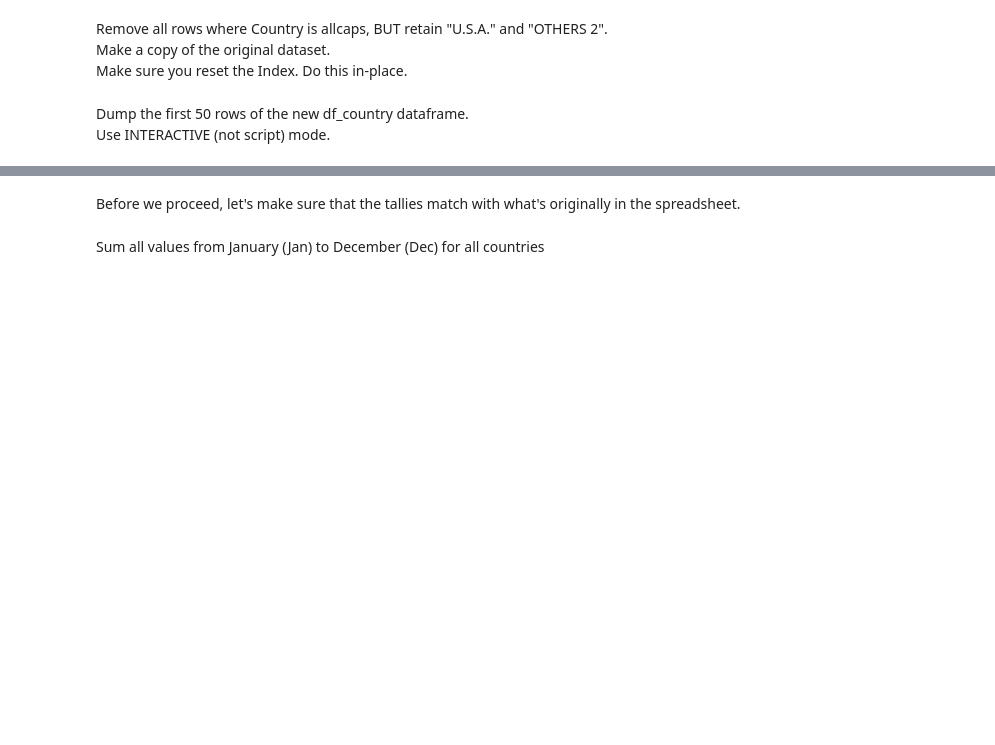
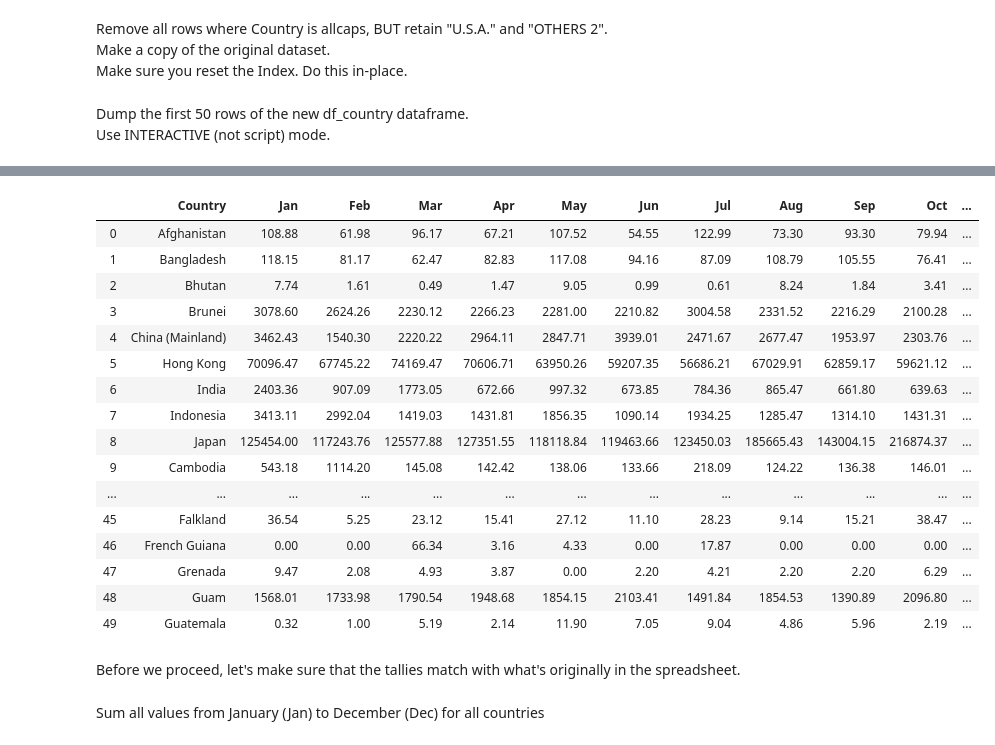
Before and after one commit to jheidi100/ITM_Assignments, a Jupyter notebook: Major 2/Major Test 2.ipynb, the cells around one changed output, grey strips where cells are left out. Saved outputs shown, nothing was run; the diff lists cells and outputs as text; code cells hidden in the pictures; blank space fills up the shorter version.

```diff
--- a/Major 2/Major Test 2.ipynb
+++ b/Major 2/Major Test 2.ipynb
@@ -136,5 +117,6 @@ df_country
 # %%
 # Write your code here to preserve the output above for comparison
+df_country = df[~df.Country.str.strip().isin(["Landbased", "Seabased"])]
 # %% [markdown]
 Dump the `Country` column where the values are in upper case as below. Note that all, except U.S.A. and "OTHERS 2" are non-country entries.
 
@@ -205,5 +158,25 @@ Name: Country, dtype: object
 # %%
 # Write code here and preserve the output above for comparison.
+
+df_country.iloc[:50]
+# %% [output]
+|  | Country | Jan | Feb | Mar | Apr | May | Jun | Jul | Aug | Sep | Oct | ... |
+| 0 | Afghanistan | 108.88 | 61.98 | 96.17 | 67.21 | 107.52 | 54.55 | 122.99 | 73.30 | 93.30 | 79.94 | ... |
+| 1 | Bangladesh | 118.15 | 81.17 | 62.47 | 82.83 | 117.08 | 94.16 | 87.09 | 108.79 | 105.55 | 76.41 | ... |
+| 2 | Bhutan | 7.74 | 1.61 | 0.49 | 1.47 | 9.05 | 0.99 | 0.61 | 8.24 | 1.84 | 3.41 | ... |
+| 3 | Brunei | 3078.60 | 2624.26 | 2230.12 | 2266.23 | 2281.00 | 2210.82 | 3004.58 | 2331.52 | 2216.29 | 2100.28 | ... |
+| 4 | China (Mainland) | 3462.43 | 1540.30 | 2220.22 | 2964.11 | 2847.71 | 3939.01 | 2471.67 | 2677.47 | 1953.97 | 2303.76 | ... |
+| 5 | Hong Kong | 70096.47 | 67745.22 | 74169.47 | 70606.71 | 63950.26 | 59207.35 | 56686.21 | 67029.91 | 62859.17 | 59621.12 | ... |
+| 6 | India | 2403.36 | 907.09 | 1773.05 | 672.66 | 997.32 | 673.85 | 784.36 | 865.47 | 661.80 | 639.63 | ... |
+| 7 | Indonesia | 3413.11 | 2992.04 | 1419.03 | 1431.81 | 1856.35 | 1090.14 | 1934.25 | 1285.47 | 1314.10 | 1431.31 | ... |
+| 8 | Japan | 125454.00 | 117243.76 | 125577.88 | 127351.55 | 118118.84 | 119463.66 | 123450.03 | 185665.43 | 143004.15 | 216874.37 | ... |
+| 9 | Cambodia | 543.18 | 1114.20 | 145.08 | 142.42 | 138.06 | 133.66 | 218.09 | 124.22 | 136.38 | 146.01 | ... |
+| ... | ... | ... | ... | ... | ... | ... | ... | ... | ... | ... | ... | ... |
+| 45 | Falkland | 36.54 | 5.25 | 23.12 | 15.41 | 27.12 | 11.10 | 28.23 | 9.14 | 15.21 | 38.47 | ... |
+| 46 | French Guiana | 0.00 | 0.00 | 66.34 | 3.16 | 4.33 | 0.00 | 17.87 | 0.00 | 0.00 | 0.00 | ... |
+| 47 | Grenada | 9.47 | 2.08 | 4.93 | 3.87 | 0.00 | 2.20 | 4.21 | 2.20 | 2.20 | 6.29 | ... |
+| 48 | Guam | 1568.01 | 1733.98 | 1790.54 | 1948.68 | 1854.15 | 2103.41 | 1491.84 | 1854.53 | 1390.89 | 2096.80 | ... |
+| 49 | Guatemala | 0.32 | 1.00 | 5.19 | 2.14 | 11.90 | 7.05 | 9.04 | 4.86 | 5.96 | 2.19 | ... |
 # %% [markdown]
 Before we proceed, let's make sure that the tallies match with what's originally in the spreadsheet.
 # %% [markdown]
```
Also changed, not shown: parts of 33 cells of this notebook.
